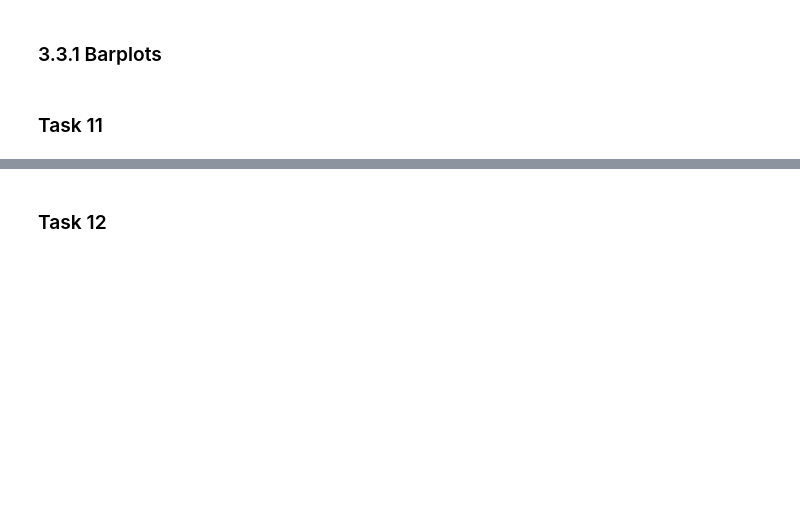
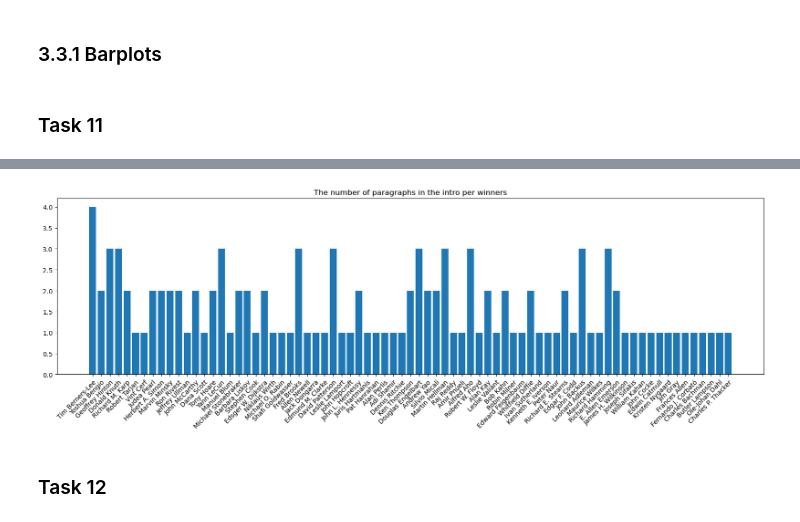
Before and after one commit to congrendai/CW2_for_computer_programing, a Jupyter notebook: CW2_A3.ipynb, the cells around one changed output, grey strips where cells are left out. Drawn from its saved outputs; the diff is of its cells as text; code cells hidden in the pictures; blank space fills up the shorter version.

```diff
--- a/CW2_A3.ipynb
+++ b/CW2_A3.ipynb
@@ -448,2 +435,10 @@ print(winners_bigrams.most_common(15))
+# %%
+plt.figure(figsize=(20, 5))
+plt.title("The number of paragraphs in the intro per winners")
+plt.bar(award_winners_intro["winner_name"], award_winners_intro["count_paragraphs"])
+plt.xticks(rotation = 45, ha = "right", rotation_mode='anchor')
+plt.show()
+# %% [output]
+[figure, added]
 # %% [markdown]
 ### Task 12
```
Also changed, not shown: parts of 13 cells of this notebook.
